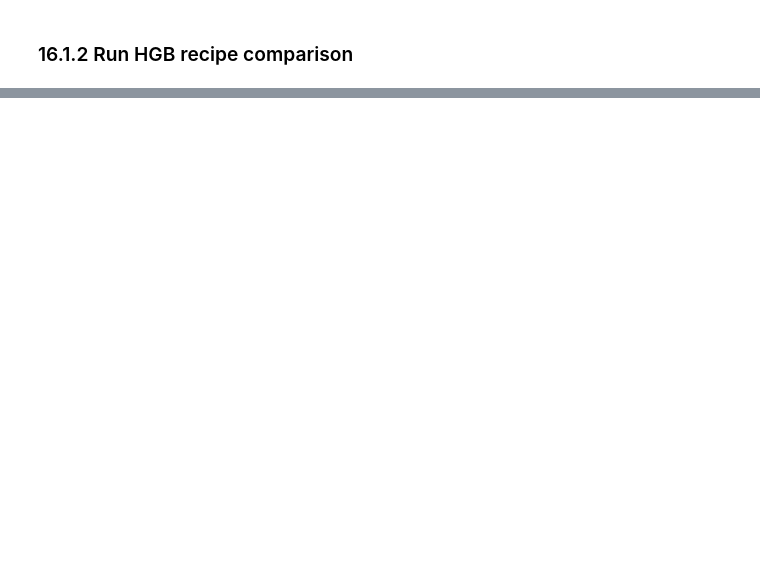
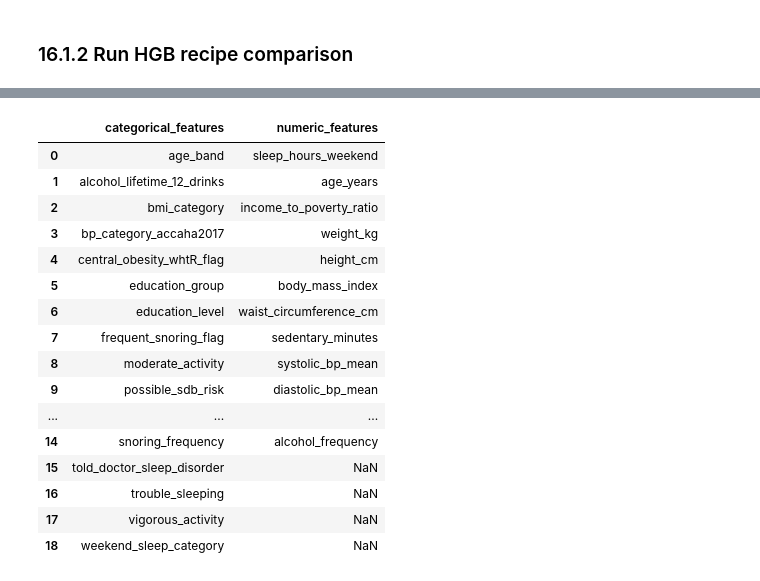
Before and after one commit to AndresAlmozara/morpheus-sleep-health-ml, a Jupyter notebook: notebooks/03_feature_engineering.ipynb, the cells around one changed output, grey strips where cells are left out. Drawn from its saved outputs; the diff is of its cells as text; code cells hidden in the pictures; blank space fills up the shorter version.

```diff
--- a/notebooks/03_feature_engineering.ipynb
+++ b/notebooks/03_feature_engineering.ipynb
@@ -1999,0 +2204,65 @@ This work will be carried out in the next notebook: `04_model_refinement.ipynb`.
+# %%
+catboost_semantic_categorical_overrides = [
+    "trouble_sleeping",
+    "told_doctor_sleep_disorder",
+    "snoring_frequency",
+    "education_level",
+    "smoked_100_cigarettes_lifetime",
+    "alcohol_lifetime_12_drinks",
+    "vigorous_activity",
+    "moderate_activity",
+]
+
+catboost_semantic_categorical_overrides = [
+    col for col in catboost_semantic_categorical_overrides
+    if col in X_catboost_recipe.columns
+]
+
+catboost_categorical_features = sorted(
+    set(catboost_categorical_features).union(catboost_semantic_categorical_overrides)
+)
+
+catboost_numeric_features = [
+    col for col in X_catboost_recipe.columns
+    if col not in catboost_categorical_features
+]
+
+catboost_recipe_registry = [
+    {
+        "recipe_name": "catboost_native_missing_cat_token_nan_min",
+        "mode": "native",
+        "nan_mode": "Min",
+        "X": X_catboost_recipe,
+        "y": y_catboost_recipe,
+        "categorical_features": catboost_categorical_features,
+    },
+    {
+        "recipe_name": "catboost_native_missing_cat_token_nan_max",
+        "mode": "native",
+        "nan_mode": "Max",
+        "X": X_catboost_recipe,
+        "y": y_catboost_recipe,
+        "categorical_features": catboost_categorical_features,
+    },
+    {
+        "recipe_name": "catboost_legacy_impute_onehot",
+        "mode": "legacy",
+        "pipeline": build_catboost_legacy_pipeline(
+            numeric_features=catboost_numeric_features,
+            categorical_features=catboost_categorical_features,
+        ),
+        "X": X_catboost_recipe,
+        "y": y_catboost_recipe,
+    },
+]
+
+print(f"Categorical features: {len(catboost_categorical_features)}")
+print(f"Numeric features: {len(catboost_numeric_features)}")
+
+pd.DataFrame(
+    {
+        "categorical_features": pd.Series(catboost_categorical_features),
+        "numeric_features": pd.Series(catboost_numeric_features),
+    }
+)
+# %% [output]
@@ -1999,0 +2271,17 @@ This work will be carried out in the next notebook: `04_model_refinement.ipynb`.
+|  | categorical_features | numeric_features |
+| 0 | age_band | sleep_hours_weekend |
+| 1 | alcohol_lifetime_12_drinks | age_years |
+| 2 | bmi_category | income_to_poverty_ratio |
+| 3 | bp_category_accaha2017 | weight_kg |
+| 4 | central_obesity_whtR_flag | height_cm |
+| 5 | education_group | body_mass_index |
+| 6 | education_level | waist_circumference_cm |
+| 7 | frequent_snoring_flag | sedentary_minutes |
+| 8 | moderate_activity | systolic_bp_mean |
+| 9 | possible_sdb_risk | diastolic_bp_mean |
+| ... | ... | ... |
+| 14 | snoring_frequency | alcohol_frequency |
+| 15 | told_doctor_sleep_disorder | NaN |
+| 16 | trouble_sleeping | NaN |
+| 17 | vigorous_activity | NaN |
+| 18 | weekend_sleep_category | NaN |
```
Also changed, not shown: parts of 30 cells of this notebook, 15 other files.
